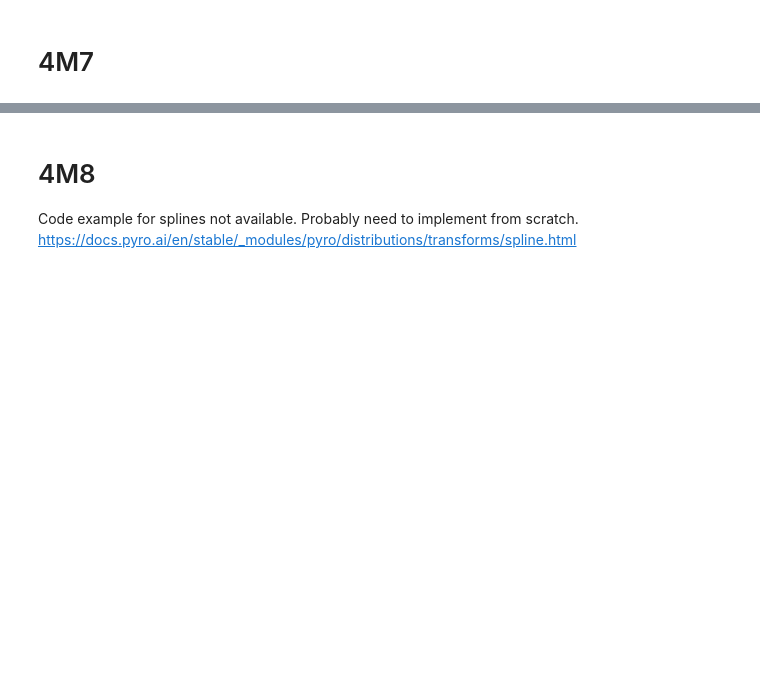
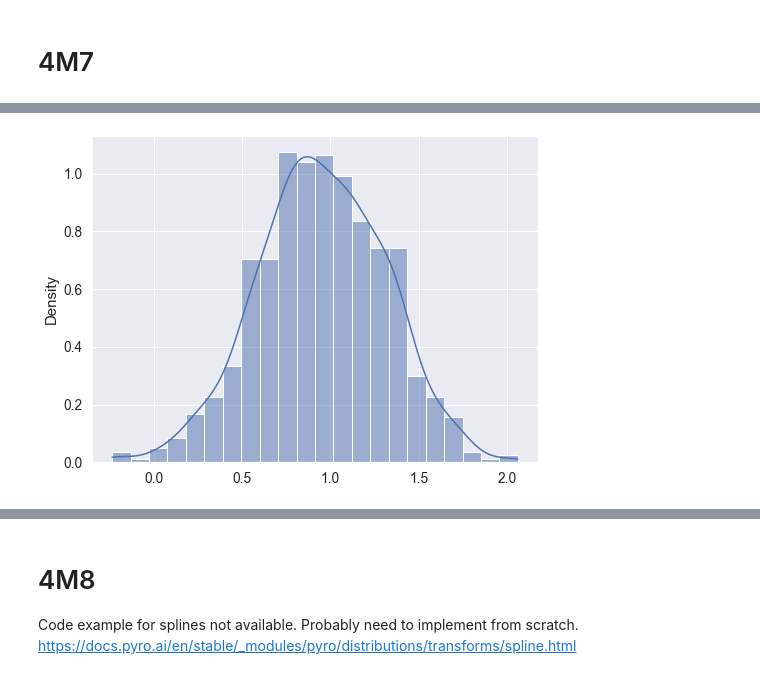
Before and after one commit to tobyrmanders/statistical-rethinking, a Jupyter notebook: code/chapter_04.ipynb, the cells around one changed output, grey strips where cells are left out. Saved outputs shown, nothing was run; the diff lists cells and outputs as text; code cells hidden in the pictures; blank space fills up the shorter version.

```diff
--- a/code/chapter_04.ipynb
+++ b/code/chapter_04.ipynb
@@ -256,0 +330,9 @@ TypeError: unsupported operand type(s) for *: 'Tensor' and 'NoneType'
+# %%
+with pyro.plate("samples", 800, dim=-1):
+    samples = auto_guide(weight_c, height)
+
+b_learned = samples['b']
+# %%
+ax = sns.histplot(b_learned.detach().cpu().numpy(), kde=True, stat="density")
+# %% [output]
+[figure, added]
```
Also changed, not shown: parts of 16 cells of this notebook.
